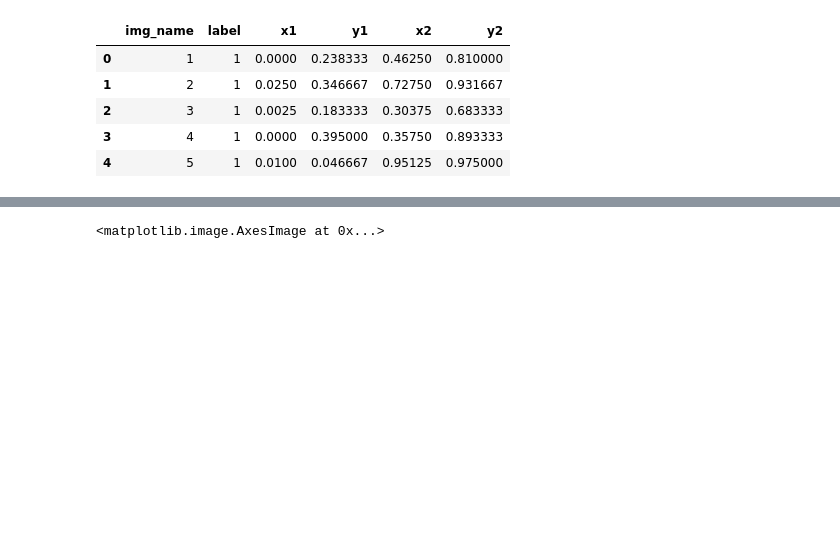
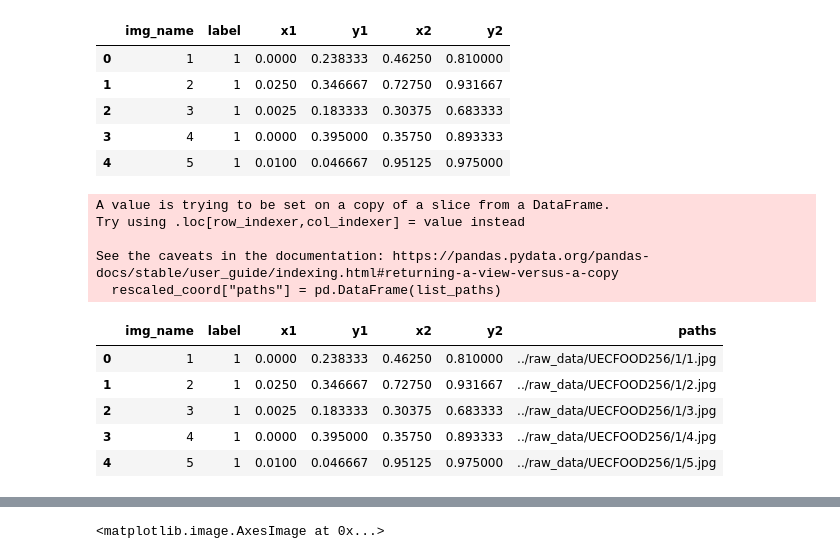
Before and after one commit to benitomartin/foodscore-code, a Jupyter notebook: jn/FoodScore_preprocessing_benito.ipynb, the cells around one changed output, grey strips where cells are left out. Drawn from its saved outputs; the diff is of its cells as text; code cells hidden in the pictures; blank space fills up the shorter version.

```diff
--- a/jn/FoodScore_preprocessing_benito.ipynb
+++ b/jn/FoodScore_preprocessing_benito.ipynb
@@ -181,3 +176,27 @@ rescaled_coord.head()
 | 2 | 3 | 1 | 0.0025 | 0.183333 | 0.30375 | 0.683333 |
 | 3 | 4 | 1 | 0.0000 | 0.395000 | 0.35750 | 0.893333 |
 | 4 | 5 | 1 | 0.0100 | 0.046667 | 0.95125 | 0.975000 |
+# %%
+list_paths = []
+
+for index, row in coord.iterrows():
+
+    image_path = f"../raw_data/UECFOOD256/{int(row['label'])}/{int(row['img_name'])}.jpg"
+    list_paths.append(image_path)
+# %%
+rescaled_coord["paths"] = pd.DataFrame(list_paths)
+# %% [output]
+A value is trying to be set on a copy of a slice from a DataFrame.
+Try using .loc[row_indexer,col_indexer] = value instead
+
+See the caveats in the documentation: https://pandas.pydata.org/pandas-docs/stable/user_guide/indexing.html#returning-a-view-versus-a-copy
+  rescaled_coord["paths"] = pd.DataFrame(list_paths)
+# %%
+rescaled_coord.head()
+# %% [output]
+|  | img_name | label | x1 | y1 | x2 | y2 | paths |
+| 0 | 1 | 1 | 0.0000 | 0.238333 | 0.46250 | 0.810000 | ../raw_data/UECFOOD256/1/1.jpg |
+| 1 | 2 | 1 | 0.0250 | 0.346667 | 0.72750 | 0.931667 | ../raw_data/UECFOOD256/1/2.jpg |
+| 2 | 3 | 1 | 0.0025 | 0.183333 | 0.30375 | 0.683333 | ../raw_data/UECFOOD256/1/3.jpg |
+| 3 | 4 | 1 | 0.0000 | 0.395000 | 0.35750 | 0.893333 | ../raw_data/UECFOOD256/1/4.jpg |
+| 4 | 5 | 1 | 0.0100 | 0.046667 | 0.95125 | 0.975000 | ../raw_data/UECFOOD256/1/5.jpg |
```
Also changed, not shown: parts of 32 cells of this notebook.
